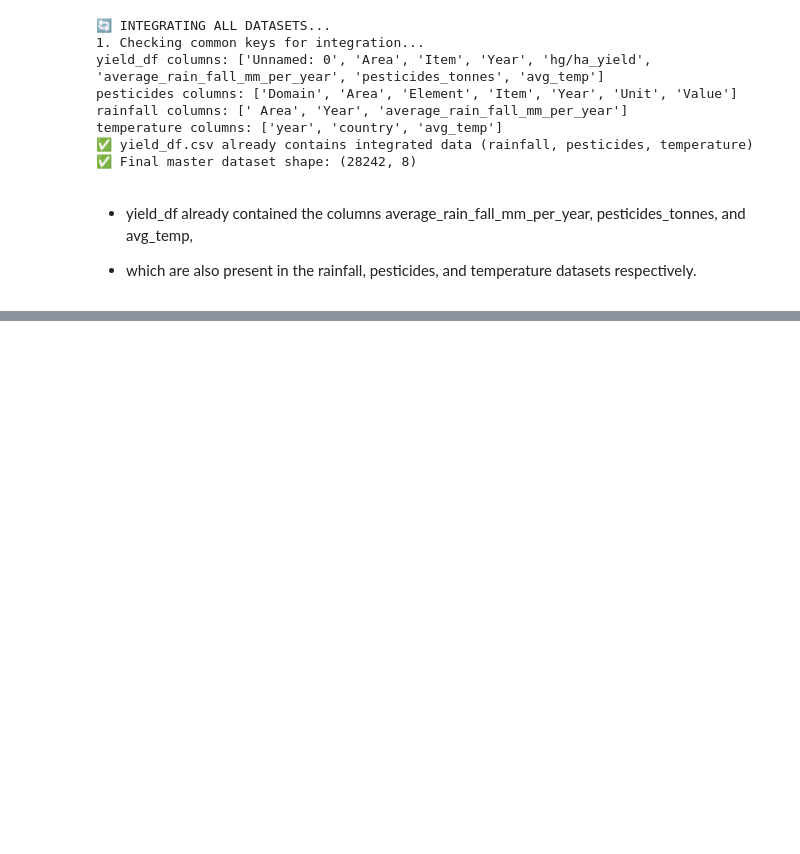
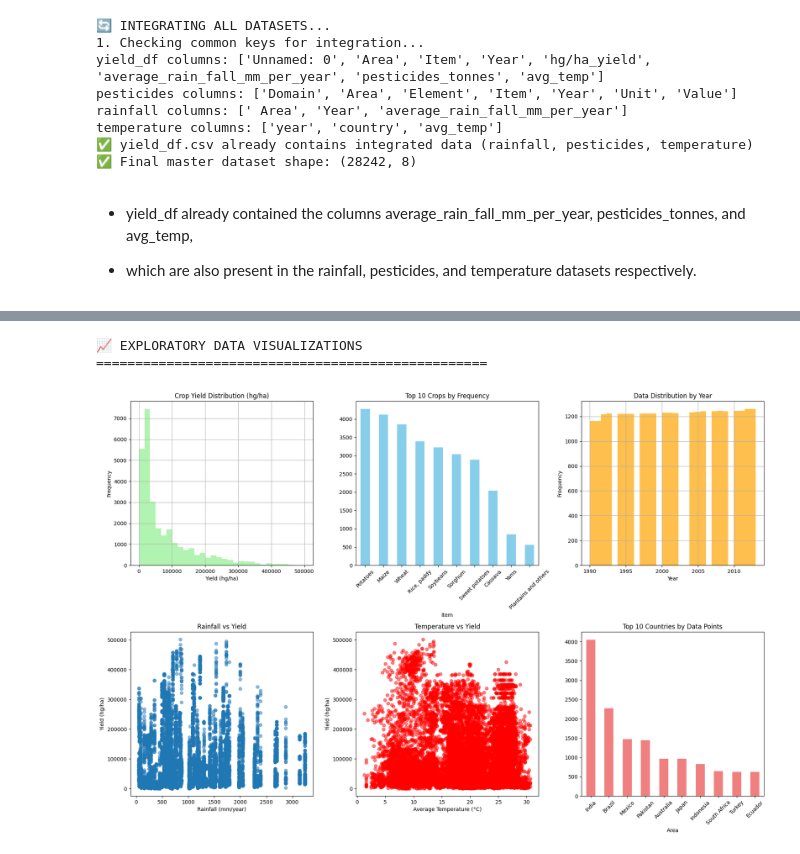
Before and after one commit to Atieng/crop-yield-predictor, a Jupyter notebook: index.ipynb, the cells around one changed output, grey strips where cells are left out. Drawn from its saved outputs; the diff is of its cells as text; code cells hidden in the pictures; blank space fills up the shorter version.

Commit message:
Add data visualization

```diff
--- a/index.ipynb
+++ b/index.ipynb
@@ -183,0 +237,56 @@ temperature columns: ['year', 'country', 'avg_temp']
+# %%
+# Deleting the uamed column
+df = df.drop(columns=['Unnamed: 0'])
+# %%
+def exploratory_visualizations(df):
+    """Create comprehensive visualizations"""
+
+    print("\n📈 EXPLORATORY DATA VISUALIZATIONS")
+    print("="*50)
+
+    fig, axes = plt.subplots(2, 3, figsize=(18, 12))
+
+    # 1. Yield distribution
+    df['hg/ha_yield'].hist(ax=axes[0,0], bins=30, color='lightgreen', alpha=0.7)
+    axes[0,0].set_title('Crop Yield Distribution (hg/ha)')
+    axes[0,0].set_xlabel('Yield (hg/ha)')
+    axes[0,0].set_ylabel('Frequency')
+
+    # 2. Top crops by count
+    top_crops = df['Item'].value_counts().head(10)
+    top_crops.plot(kind='bar', ax=axes[0,1], color='skyblue')
+    axes[0,1].set_title('Top 10 Crops by Frequency')
+    axes[0,1].tick_params(axis='x', rotation=45)
+
+    # 3. Year distribution
+    df['Year'].hist(ax=axes[0,2], bins=30, color='orange', alpha=0.7)
+    axes[0,2].set_title('Data Distribution by Year')
+    axes[0,2].set_xlabel('Year')
+    axes[0,2].set_ylabel('Frequency')
+
+    # 4. Rainfall vs Yield
+    axes[1,0].scatter(df['average_rain_fall_mm_per_year'], df['hg/ha_yield'], alpha=0.5)
+    axes[1,0].set_title('Rainfall vs Yield')
+    axes[1,0].set_xlabel('Rainfall (mm/year)')
+    axes[1,0].set_ylabel('Yield (hg/ha)')
+
+    # 5. Temperature vs Yield
+    axes[1,1].scatter(df['avg_temp'], df['hg/ha_yield'], alpha=0.5, color='red')
+    axes[1,1].set_title('Temperature vs Yield')
+    axes[1,1].set_xlabel('Average Temperature (°C)')
+    axes[1,1].set_ylabel('Yield (hg/ha)')
+
+    # 6. Top countries
+    top_countries = df['Area'].value_counts().head(10)
+    top_countries.plot(kind='bar', ax=axes[1,2], color='lightcoral')
+    axes[1,2].set_title('Top 10 Countries by Data Points')
+    axes[1,2].tick_params(axis='x', rotation=45)
+
+    plt.tight_layout()
+    plt.show()
+
+exploratory_visualizations(master_df)
+# %% [output]
+📈 EXPLORATORY DATA VISUALIZATIONS
+==================================================
+[figure, added]
```
Also changed, not shown: parts of 1 cell of this notebook.
